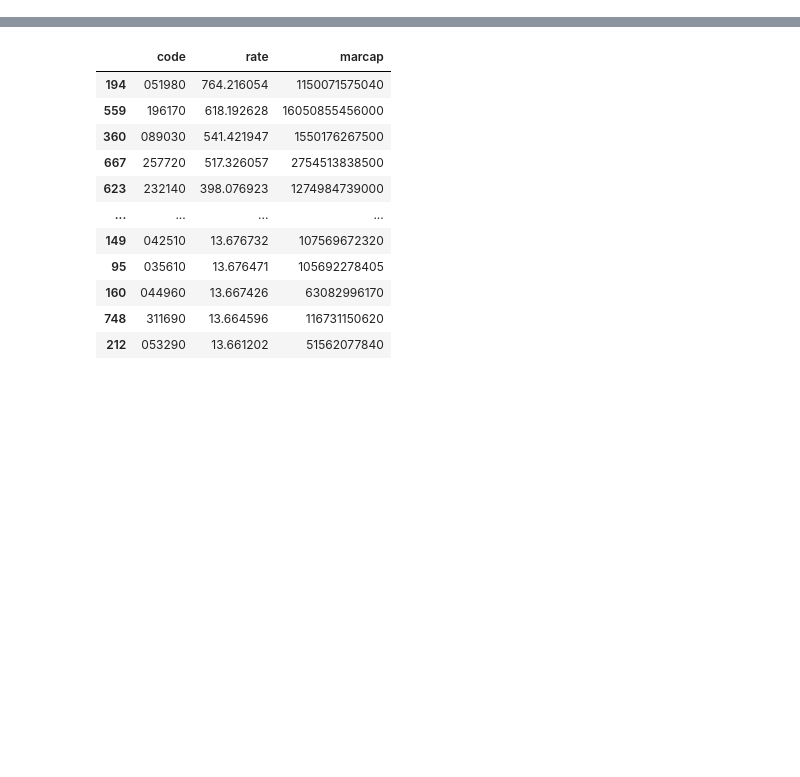
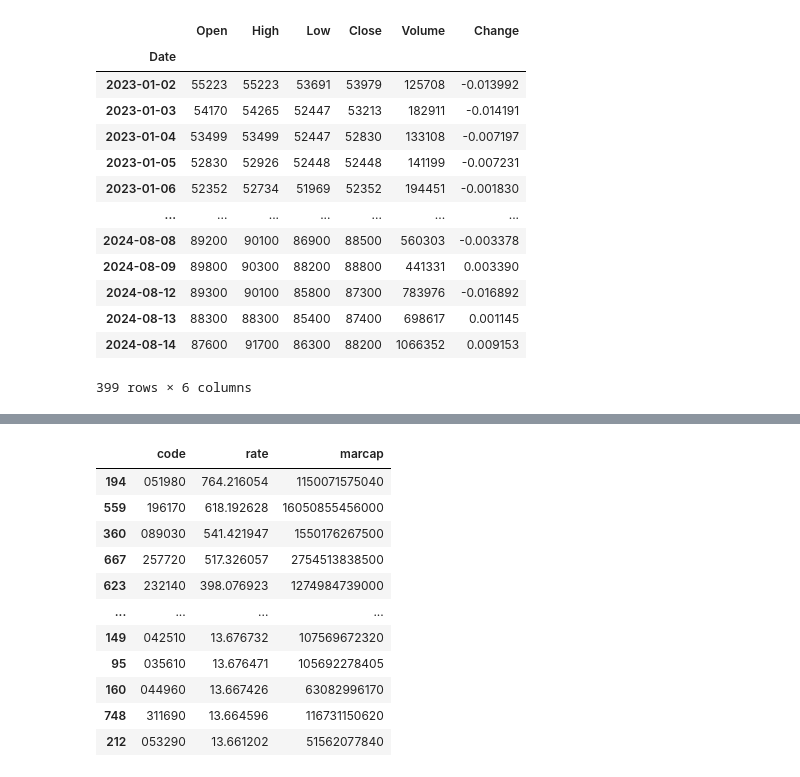
Before and after one commit to eisthf/market_analysis, a Jupyter notebook: test.ipynb, the cells around one changed output, grey strips where cells are left out. Drawn from its saved outputs; the diff is of its cells as text; code cells hidden in the pictures; blank space fills up the shorter version.

```diff
--- a/test.ipynb
+++ b/test.ipynb
@@ -7 +8,18 @@ import ipywidgets as widgets
 from market import strong_stocks, get_ohlc, build_stock_price_db, update_stock_price_db
+# %%
+fdr.DataReader('000100', '2023')
+# %% [output]
+|  | Open | High | Low | Close | Volume | Change |
+| Date |  |  |  |  |  |  |
+| 2023-01-02 | 55223 | 55223 | 53691 | 53979 | 125708 | -0.013992 |
+| 2023-01-03 | 54170 | 54265 | 52447 | 53213 | 182911 | -0.014191 |
+| 2023-01-04 | 53499 | 53499 | 52447 | 52830 | 133108 | -0.007197 |
+| 2023-01-05 | 52830 | 52926 | 52448 | 52448 | 141199 | -0.007231 |
+| 2023-01-06 | 52352 | 52734 | 51969 | 52352 | 194451 | -0.001830 |
+| ... | ... | ... | ... | ... | ... | ... |
+| 2024-08-08 | 89200 | 90100 | 86900 | 88500 | 560303 | -0.003378 |
+| 2024-08-09 | 89800 | 90300 | 88200 | 88800 | 441331 | 0.003390 |
+| 2024-08-12 | 89300 | 90100 | 85800 | 87300 | 783976 | -0.016892 |
+| 2024-08-13 | 88300 | 88300 | 85400 | 87400 | 698617 | 0.001145 |
+| 2024-08-14 | 87600 | 91700 | 86300 | 88200 | 1066352 | 0.009153 |
+399 rows × 6 columns
```
Also changed, not shown: parts of 4 cells of this notebook, 1 other file.
